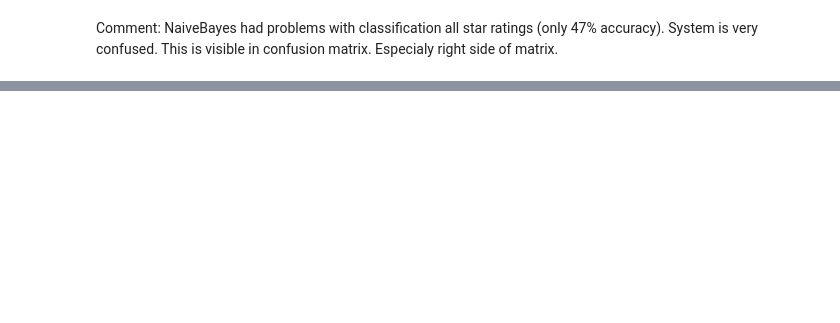
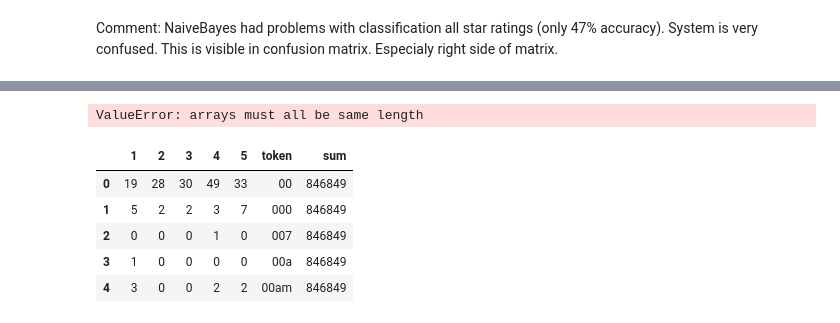
Before and after one commit to climbus/MLtext_homeworks, a Jupyter notebook: week1/week1_hm_jk.ipynb, the cells around one changed output, grey strips where cells are left out. Saved outputs shown, nothing was run; the diff lists cells and outputs as text; code cells hidden in the pictures; blank space fills up the shorter version.

```diff
--- a/week1/week1_hm_jk.ipynb
+++ b/week1/week1_hm_jk.ipynb
@@ -26,7 +26,7 @@ with open('./yelp.json') as data_file:
         obj = json.load(StringIO(line))
         data_json.append((obj['stars'], obj['text']))
 
-data_frame_json = pd.DataFrame(data_json, columns=["score", "text"])
+data_frame_json = pd.DataFrame(data_json, columns=["stars", "text"])
 # %%
 print(data_frame_csv.shape)
 print(data_frame_json.shape)
@@ -139,2 +225,12 @@ metrics.confusion_matrix(y_test_all, y_pred_class_all)
 # %% [markdown]
 Comment: NaiveBayes had problems with classification all star ratings (only 47% accuracy). System is very confused. This is visible in confusion matrix. Especialy right side of matrix.
+# %%
+X_train_tokens = vect_all.get_feature_names()
+# %%
+
+def counter():
+    res = {'token':X_train_tokens}
+    for i, c in enumerate(nb_all.classes_):
+        res[str(c)] = np.delete(nb_all.feature_count_[i, :], i)
+        print(res[str(c)].shape)
+    return res
@@ -140,0 +262,13 @@ Comment: NaiveBayes had problems with classification all star ratings (only 47%
+# %%
+token_counts = pd.DataFrame(counter())
+# %% [output]
+ValueError: arrays must all be same length
+# %%
+token_counts.head()
+# %% [output]
+|  | 1 | 2 | 3 | 4 | 5 | token | sum |
+| 0 | 19 | 28 | 30 | 49 | 33 | 00 | 846849 |
+| 1 | 5 | 2 | 2 | 3 | 7 | 000 | 846849 |
+| 2 | 0 | 0 | 0 | 1 | 0 | 007 | 846849 |
+| 3 | 1 | 0 | 0 | 0 | 0 | 00a | 846849 |
+| 4 | 3 | 0 | 0 | 2 | 2 | 00am | 846849 |
```
Also changed, not shown: parts of 30 cells of this notebook, 2 other files.
